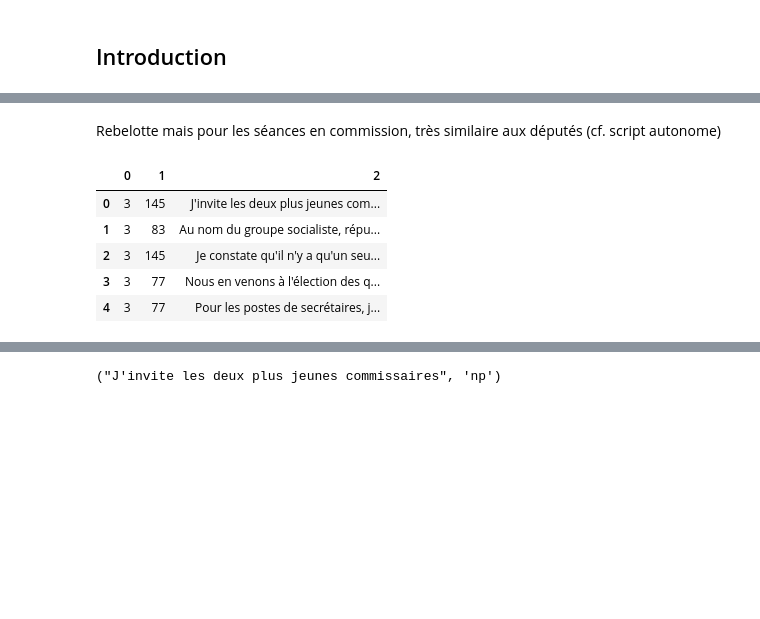
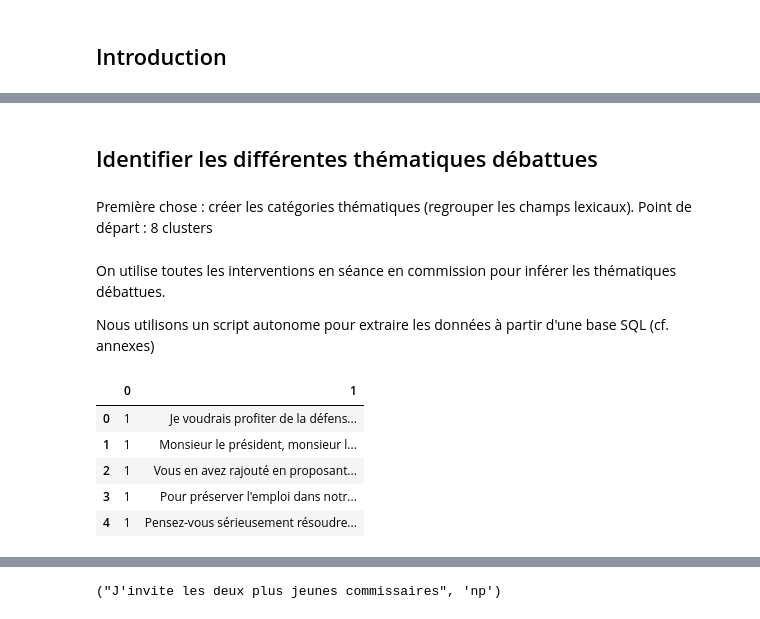
Before and after one commit to gabrielkasmi/python_deputes, a Jupyter notebook: Does the preference profile of a MP predicts his attendance to committee meetings ?.ipynb, the cells around one changed output, grey strips where cells are left out. Cells and saved outputs as stored; diff of their text form; code cells hidden in the pictures; blank space fills up the shorter version.

```diff
--- a/Does the preference profile of a MP predicts his attendance to committee meetings ?.ipynb
+++ b/Does the preference profile of a MP predicts his attendance to committee meetings ?.ipynb
@@ -160,23 +23,31 @@ print(df2)
-# %% [markdown]
-Rebelotte mais pour les séances en commission, très similaire aux députés (cf. script autonome)
-# %%
-import pandas
-import numpy as np
-
-#Attention à indiquer l'emplacement local du fichier words_meetings.txt (accessible en local uniquement)
-
-#df=pandas.read_csv('/Users/Gabriel/Desktop/words_meetings.txt', sep='\t',header=None)
-df_ = pandas.read_csv('/Users/Hugo/Documents/Cours/ENSAE/Python/python_deputes/words_meetings.txt', sep='\t',header=None,na_filter=False)
-# On s'occupe ici de se débarasser des interventions vides
-df_[2].replace('', np.nan, inplace=True)
-df_.dropna(subset=[2], inplace=True)
-df_1 = df_.values
-df_2 = np.array(df_)
-df_.head()
-# %% [output]
-|  | 0 | 1 | 2 |
-| 0 | 3 | 145 | J'invite les deux plus jeunes com... |
-| 1 | 3 | 83 | Au nom du groupe socialiste, répu... |
-| 2 | 3 | 145 | Je constate qu'il n'y a qu'un seu... |
-| 3 | 3 | 77 | Nous en venons à l'élection des q... |
-| 4 | 3 | 77 | Pour les postes de secrétaires, j... |
+# %% [markdown]
+## Identifier les différentes thématiques débattues
+# %% [markdown]
+Première chose : créer les catégories thématiques (regrouper les champs lexicaux). Point de départ : 8 clusters
+# %% [markdown]
+On utilise toutes les interventions en séance en commission pour inférer les thématiques débattues.
+
+Nous utilisons un script autonome pour extraire les données à partir d'une base SQL (cf. annexes)
+# %%
+import pandas
+import numpy as np
+
+# sauf qu'en fait dans cette partie il ne faut pas utiliser ce fichier mais l'autre avec les séances LOL
+# (bon normalement on a VRAIMENT fait le plus dur maintenant)
+# il faut prendre les bons indices
+
+#Attention à indiquer l'emplacement local du fichier words_mps.txt (accessible en local uniquement)
+
+df=pandas.read_csv('/Users/Gabriel/Desktop/words_mps.txt', sep='\t',header=None)
+#df = pandas.read_csv('/Users/Hugo/Documents/Cours/ENSAE/Python/python_deputes/words_mps.txt', sep='\t',header=None,na_filter=False)
+
+df1 = df.values
+
+df.head()
+# %% [output]
+|  | 0 | 1 |
+| 0 | 1 | Je voudrais profiter de la défens... |
+| 1 | 1 | Monsieur le président, monsieur l... |
+| 2 | 1 | Vous en avez rajouté en proposant... |
+| 3 | 1 | Pour préserver l'emploi dans notr... |
+| 4 | 1 | Pensez-vous sérieusement résoudre... |
```
Also changed, not shown: parts of 33 cells of this notebook, 1 other file.
